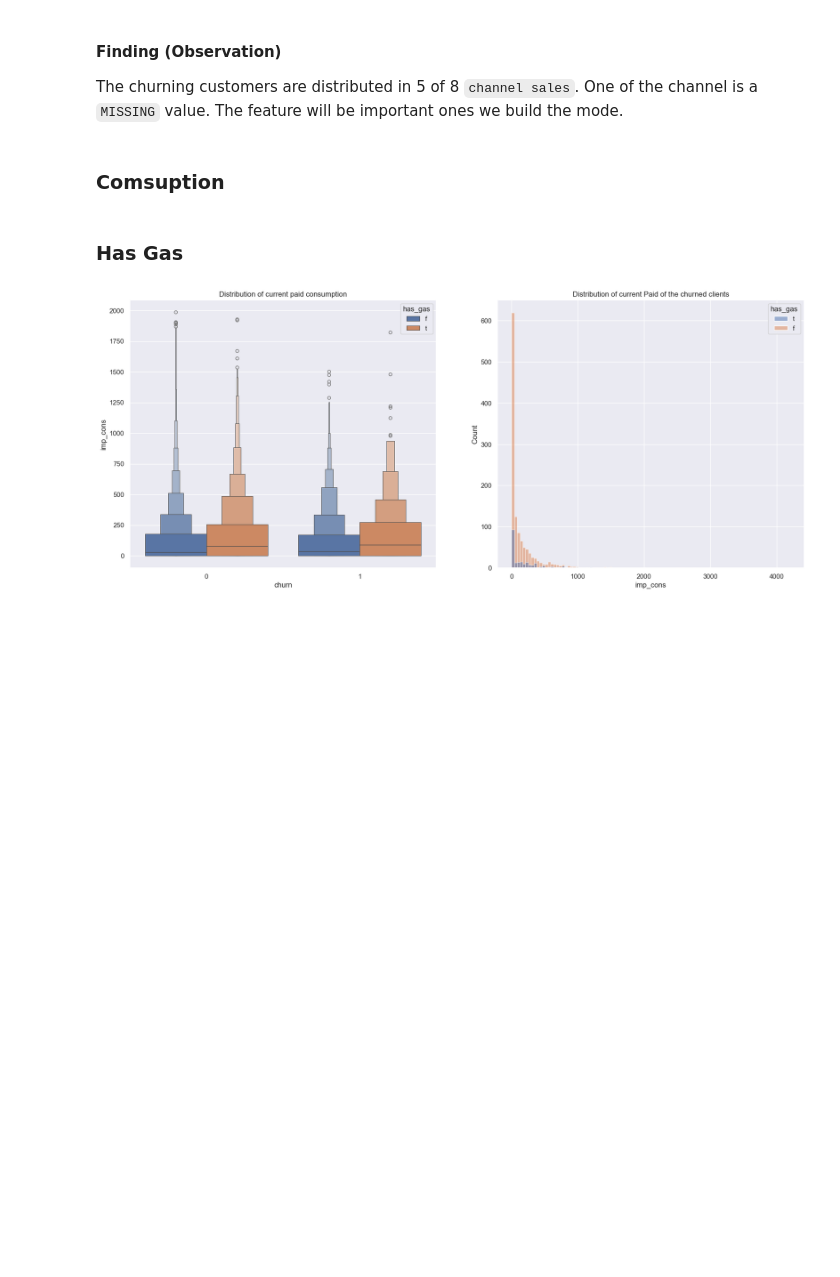
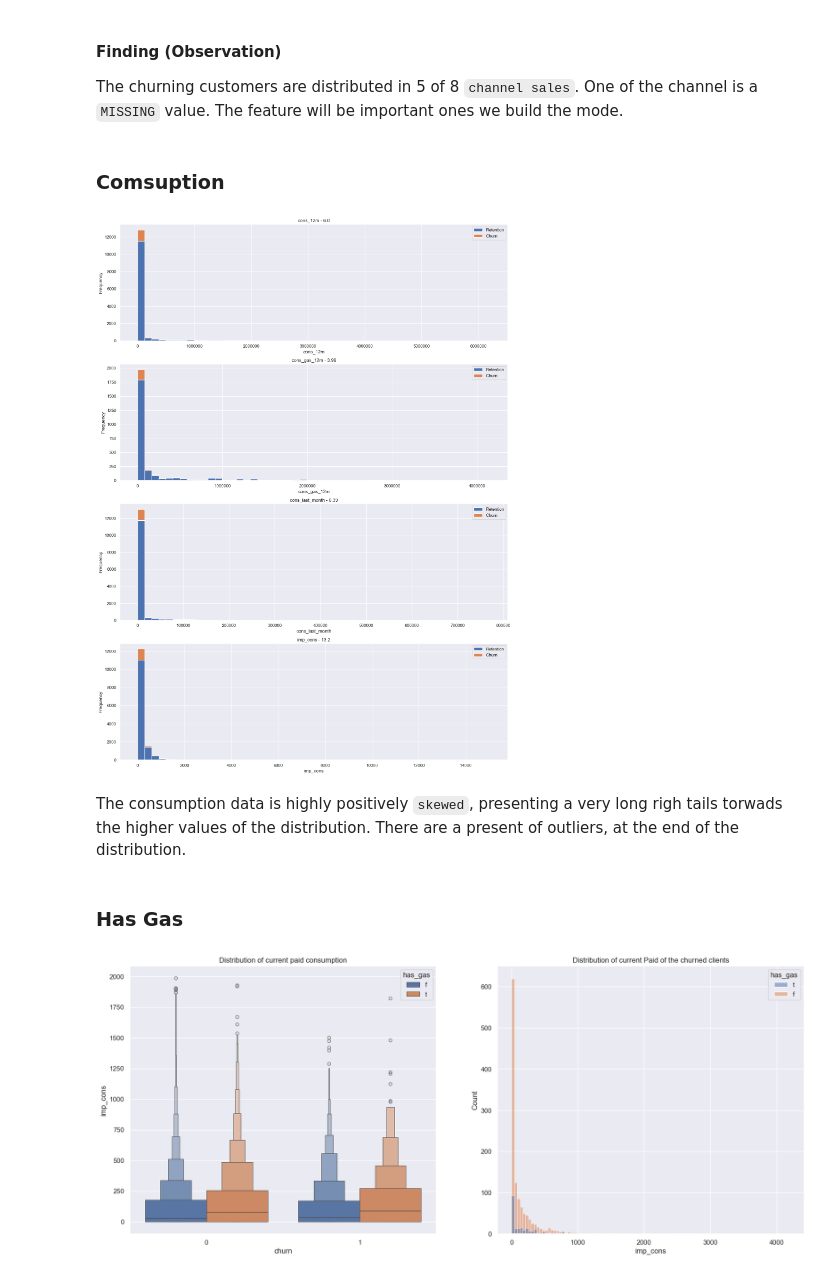
Before and after one commit to RushanerM/Job-Simulation, a Jupyter notebook: Powerco_eda.ipynb, the cells around one changed output. Drawn from its saved outputs; the diff is of its cells as text; code cells hidden in the pictures; blank space fills up the shorter version.

Commit message:
Analyze the consumptions distribution

```diff
--- a/Powerco_eda.ipynb
+++ b/Powerco_eda.ipynb
@@ -262,13 +262,30 @@ def plot_distribution (df, column, ax, bins_=50):
         "Churn": df[df['churn'] == 1] [column]
     })
     # Plot the histogram
-    temp[['Retention', "Churn"]].plot(kind= 'hist', bins = bins_, ax= ax, stacked= True)
+    temp[['Retention', "Churn"]].plot(kind= 'hist',
+                                      bins = bins_,
+                                      ax= ax,
+                                      stacked= True,
+                                      title= f"{column} - {df[column].skew().round(2)}")
 
     # X - axis label
     ax.set_xlabel (column)
 
     # Change the x-axis to plian style
     ax.ticklabel_format(style= 'plain', axis= 'x')
+# %%
+fig, ax= plt.subplots(nrows= 4, figsize= (18, 25) )
+fig.subplots_adjust(hspace= 0.2) # More space between rows
+# fig.subplots_adjust(wspace= 0.2) # More space between columns
+
+plot_distribution(consumption, 'cons_12m', ax[0])
+plot_distribution(consumption[consumption['has_gas'] == 't'], 'cons_gas_12m', ax[1])
+plot_distribution(consumption, 'cons_last_month', ax[2])
+plot_distribution(consumption, 'imp_cons', ax[3])
+# %% [output]
+[figure, added]
+# %% [markdown]
+The consumption data is highly positively `skewed`, presenting a very long righ tails torwads the higher values of the distribution. There are a present of outliers, at the end of the distribution.
 # %% [markdown]
 ### Has Gas
 # %%
```
